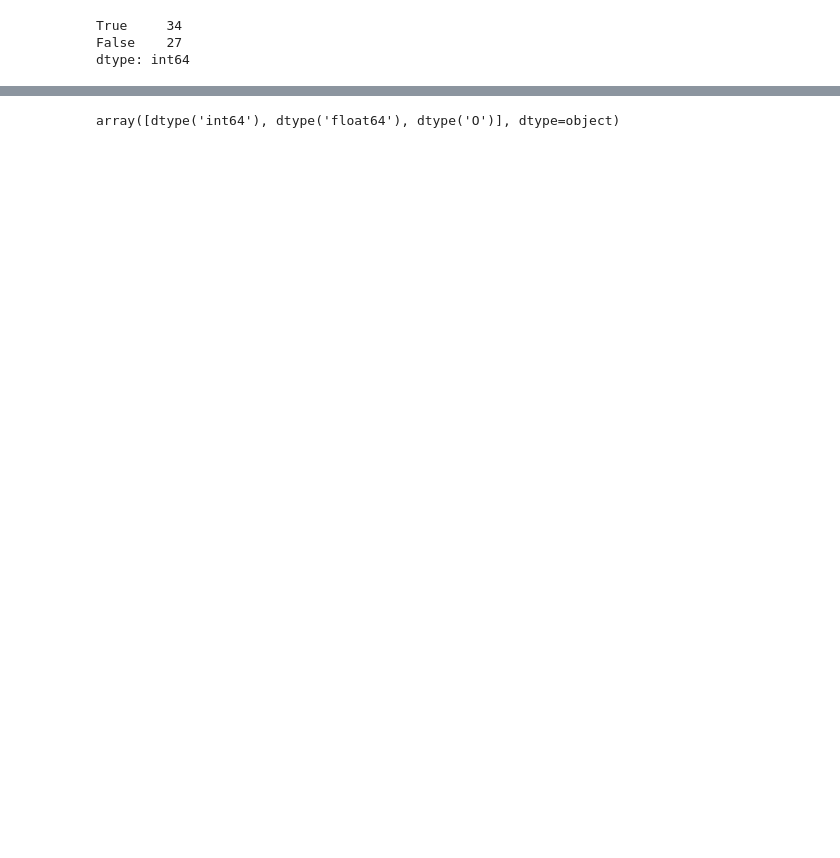
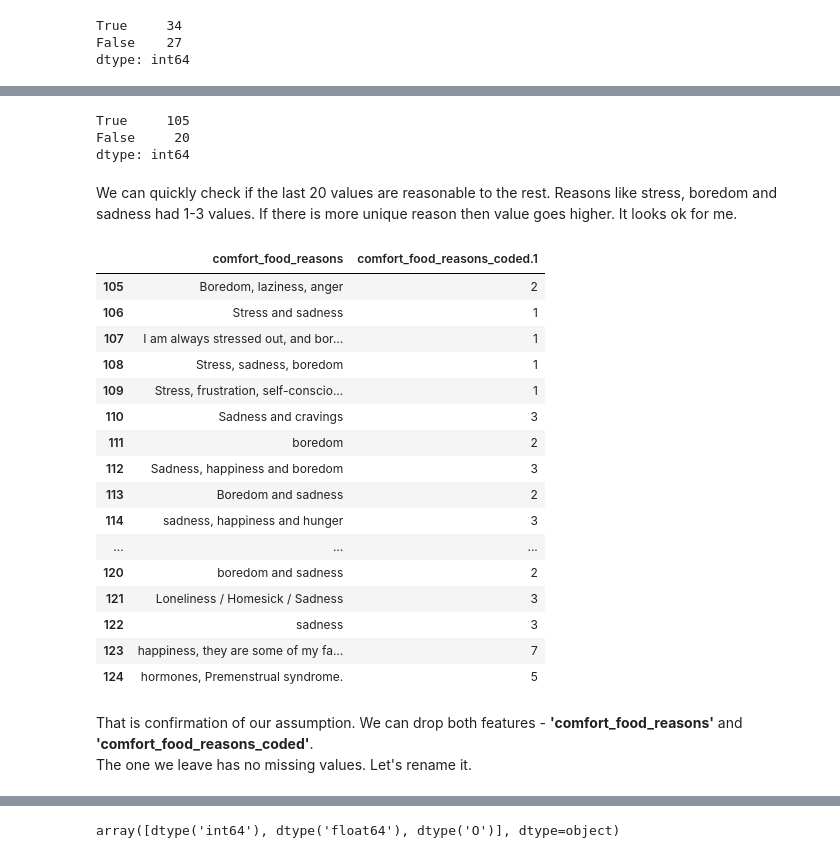
Before and after one commit to rpanasiuk/Machine-learning, a Jupyter notebook: Data_preparation/Food_choice.ipynb, the cells around one changed output, grey strips where cells are left out. Cells and saved outputs as stored; diff of their text form; code cells hidden in the pictures; blank space fills up the shorter version.

```diff
--- a/Data_preparation/Food_choice.ipynb
+++ b/Data_preparation/Food_choice.ipynb
@@ -89,0 +152,30 @@ dtype: int64
+# %%
+(df['comfort_food_reasons_coded'] == df['comfort_food_reasons_coded.1']).value_counts()
+# %% [output]
+True     105
+False     20
+dtype: int64
+# %% [markdown]
+We can quickly check if the last 20 values are reasonable to the rest. Reasons like stress, boredom and sadness had 1-3 values. If there is  more unique reason then value goes higher. It looks ok for me.
+# %%
+df[['comfort_food_reasons', 'comfort_food_reasons_coded.1']].tail(20)
+# %% [output]
+|  | comfort_food_reasons | comfort_food_reasons_coded.1 |
+| 105 | Boredom, laziness, anger | 2 |
+| 106 | Stress and sadness | 1 |
+| 107 | I am always stressed out, and bor... | 1 |
+| 108 | Stress, sadness, boredom | 1 |
+| 109 | Stress, frustration, self-conscio... | 1 |
+| 110 | Sadness and cravings | 3 |
+| 111 | boredom | 2 |
+| 112 | Sadness, happiness and boredom | 3 |
+| 113 | Boredom and sadness | 2 |
+| 114 | sadness, happiness and hunger | 3 |
+| ... | ... | ... |
+| 120 | boredom and sadness | 2 |
+| 121 | Loneliness / Homesick / Sadness | 3 |
+| 122 | sadness | 3 |
+| 123 | happiness, they are some of my fa... | 7 |
+| 124 | hormones, Premenstrual syndrome. | 5 |
+# %% [markdown]
+That is confirmation of our assumption. We can drop both features -  **'comfort_food_reasons'** and **'comfort_food_reasons_coded'**.<br> The one we leave has no missing values. Let's rename it.
```
Also changed, not shown: parts of 20 cells of this notebook.
